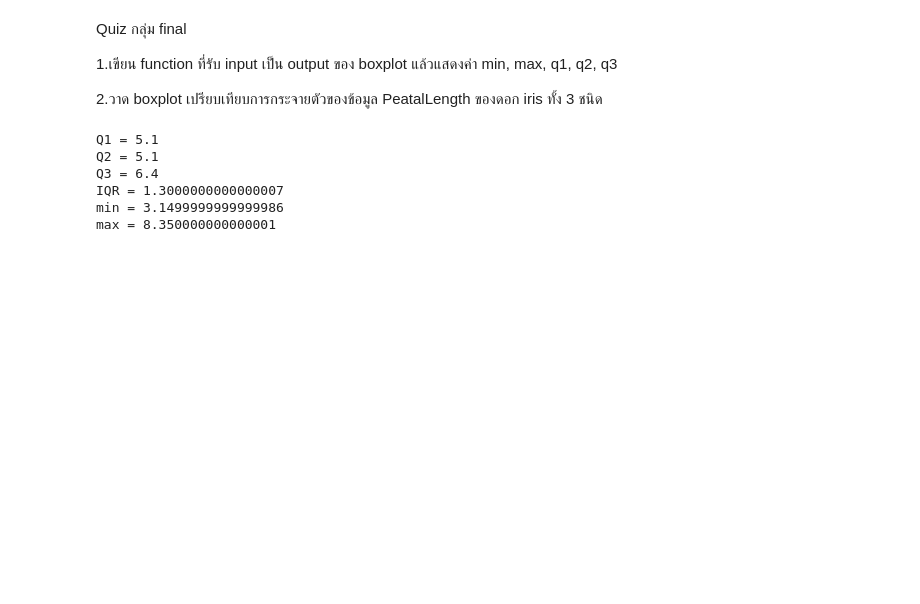
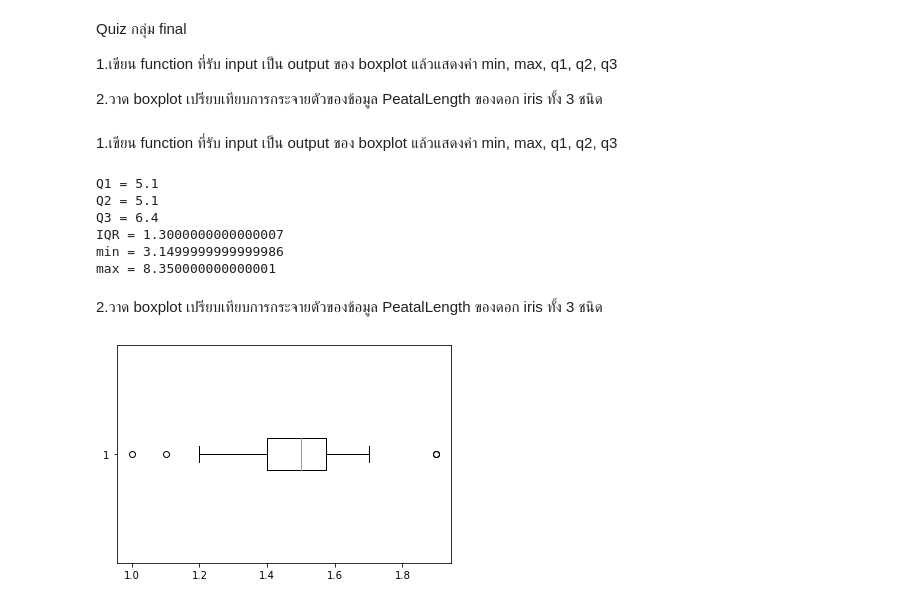
Before and after one commit to suphalaksana/data_viz_2022, a Jupyter notebook: DataViz02_Data_Distribution.ipynb, the cells around one changed output. Cells and saved outputs as stored; diff of their text form; code cells hidden in the pictures; blank space fills up the shorter version.

```diff
--- a/DataViz02_Data_Distribution.ipynb
+++ b/DataViz02_Data_Distribution.ipynb
@@ -310,6 +310,8 @@ Quiz กลุ่ม final
 1.เขียน function ที่รับ input เป็น output ของ boxplot แล้วแสดงค่า min, max, q1, q2, q3
 
 2.วาด boxplot เปรียบเทียบการกระจายตัวของข้อมูล PeatalLength ของดอก iris ทั้ง 3 ชนิด
+# %% [markdown]
+1.เขียน function ที่รับ input เป็น output ของ boxplot แล้วแสดงค่า min, max, q1, q2, q3
 # %%
 def box_vals(box_out_df):
     q1 = ybp['boxes'][0].get_xdata()[0]
@@ -334,3 +336,9 @@ Q3 = 6.4
 IQR = 1.3000000000000007
 min = 3.1499999999999986
 max = 8.350000000000001
+# %% [markdown]
+2.วาด boxplot เปรียบเทียบการกระจายตัวของข้อมูล PeatalLength ของดอก iris ทั้ง 3 ชนิด
+# %%
+setsosa = plt.boxplot(df2['PetalLength'][:50],vert=False)
+# %% [output]
+[figure, added]
```
Also changed, not shown: parts of 2 cells of this notebook.
